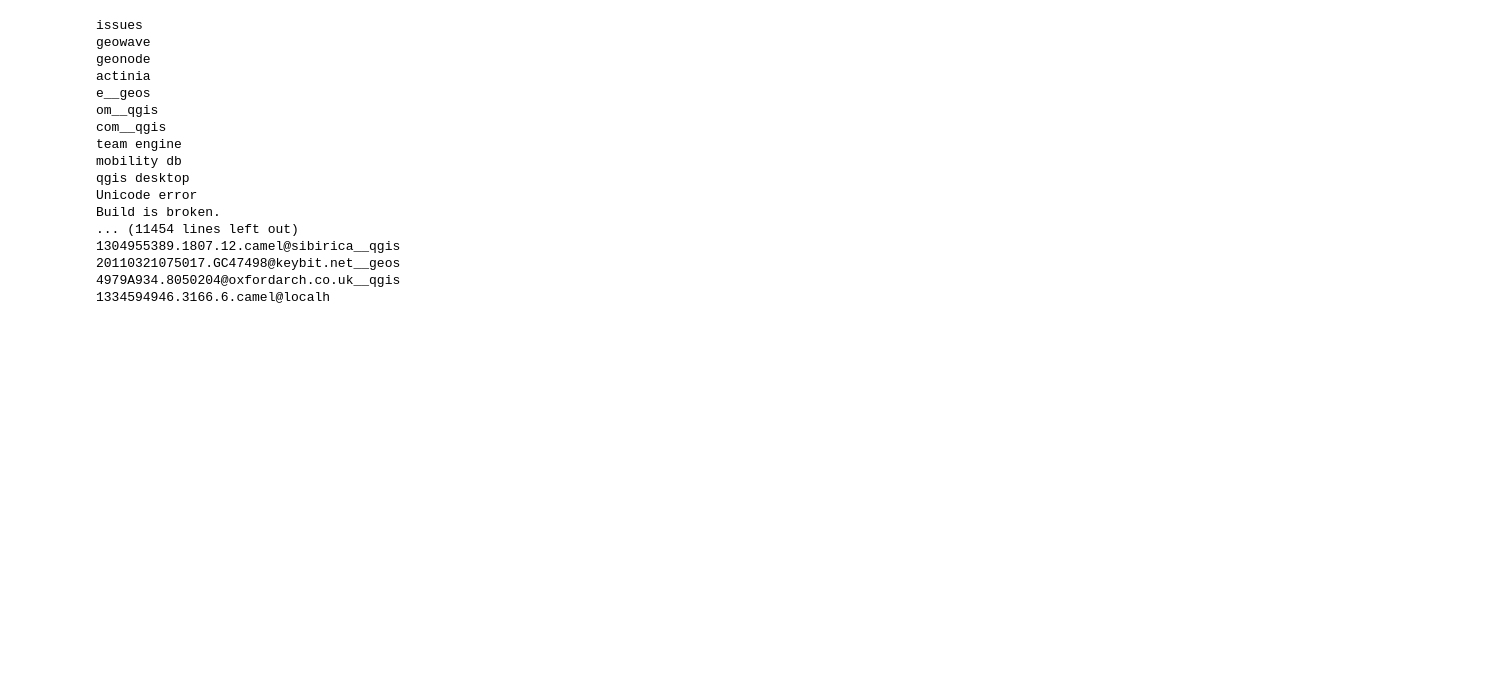
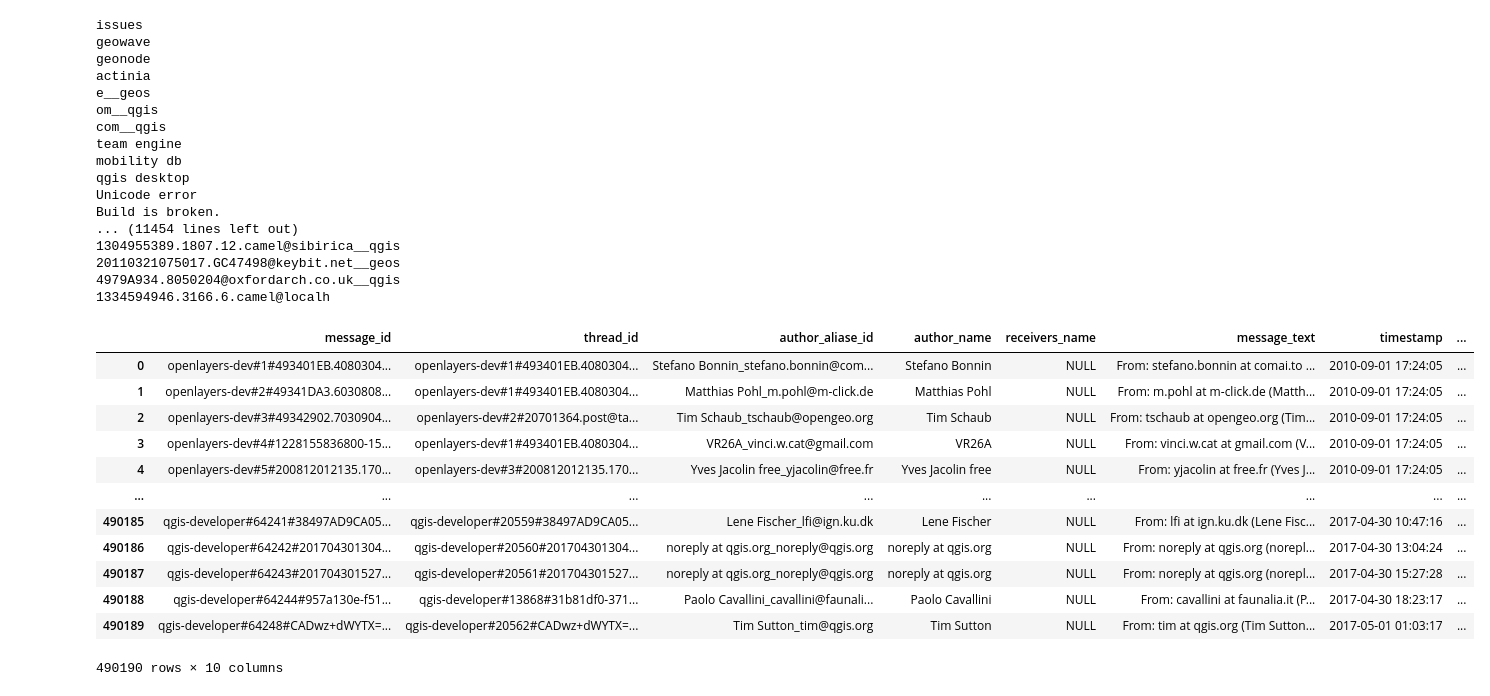
Before and after one commit to zenoWZH/osgeo_datacollection, a Jupyter notebook: remove_duplicate.ipynb, the cells around one changed output. Cells and saved outputs as stored; diff of their text form; code cells hidden in the pictures; blank space fills up the shorter version.

```diff
--- a/remove_duplicate.ipynb
+++ b/remove_duplicate.ipynb
@@ -167,3 +167,22 @@ Build is broken.
 20110321075017.GC47498@keybit.net__geos
 4979A934.8050204@oxfordarch.co.uk__qgis
 1334594946.3166.6.camel@localh
+# %%
+with psql_engine.connect() as conn:
+    psql_email = pd.read_sql("SELECT * FROM message;", con= conn)
+# %%
+psql_email
+# %% [output]
+|  | message_id | thread_id | author_aliase_id | author_name | receivers_name | message_text | timestamp | ... |
+| 0 | openlayers-dev#1#493401EB.4080304... | openlayers-dev#1#493401EB.4080304... | Stefano Bonnin_stefano.bonnin@com... | Stefano Bonnin | NULL | From: stefano.bonnin at comai.to ... | 2010-09-01 17:24:05 | ... |
+| 1 | openlayers-dev#2#49341DA3.6030808... | openlayers-dev#1#493401EB.4080304... | Matthias Pohl_m.pohl@m-click.de | Matthias Pohl | NULL | From: m.pohl at m-click.de (Matth... | 2010-09-01 17:24:05 | ... |
+| 2 | openlayers-dev#3#49342902.7030904... | openlayers-dev#2#20701364.post@ta... | Tim Schaub_tschaub@opengeo.org | Tim Schaub | NULL | From: tschaub at opengeo.org (Tim... | 2010-09-01 17:24:05 | ... |
+| 3 | openlayers-dev#4#1228155836800-15... | openlayers-dev#1#493401EB.4080304... | VR26A_vinci.w.cat@gmail.com | VR26A | NULL | From: vinci.w.cat at gmail.com (V... | 2010-09-01 17:24:05 | ... |
+| 4 | openlayers-dev#5#200812012135.170... | openlayers-dev#3#200812012135.170... | Yves Jacolin free_yjacolin@free.fr | Yves Jacolin free | NULL | From: yjacolin at free.fr (Yves J... | 2010-09-01 17:24:05 | ... |
+| ... | ... | ... | ... | ... | ... | ... | ... | ... |
+| 490185 | qgis-developer#64241#38497AD9CA05... | qgis-developer#20559#38497AD9CA05... | Lene Fischer_lfi@ign.ku.dk | Lene Fischer | NULL | From: lfi at ign.ku.dk (Lene Fisc... | 2017-04-30 10:47:16 | ... |
+| 490186 | qgis-developer#64242#201704301304... | qgis-developer#20560#201704301304... | noreply at qgis.org_noreply@qgis.org | noreply at qgis.org | NULL | From: noreply at qgis.org (norepl... | 2017-04-30 13:04:24 | ... |
+| 490187 | qgis-developer#64243#201704301527... | qgis-developer#20561#201704301527... | noreply at qgis.org_noreply@qgis.org | noreply at qgis.org | NULL | From: noreply at qgis.org (norepl... | 2017-04-30 15:27:28 | ... |
+| 490188 | qgis-developer#64244#957a130e-f51... | qgis-developer#13868#31b81df0-371... | Paolo Cavallini_cavallini@faunali... | Paolo Cavallini | NULL | From: cavallini at faunalia.it (P... | 2017-04-30 18:23:17 | ... |
+| 490189 | qgis-developer#64248#CADwz+dWYTX=... | qgis-developer#20562#CADwz+dWYTX=... | Tim Sutton_tim@qgis.org | Tim Sutton | NULL | From: tim at qgis.org (Tim Sutton... | 2017-05-01 01:03:17 | ... |
+490190 rows × 10 columns
```
Also changed, not shown: 2 other files.
